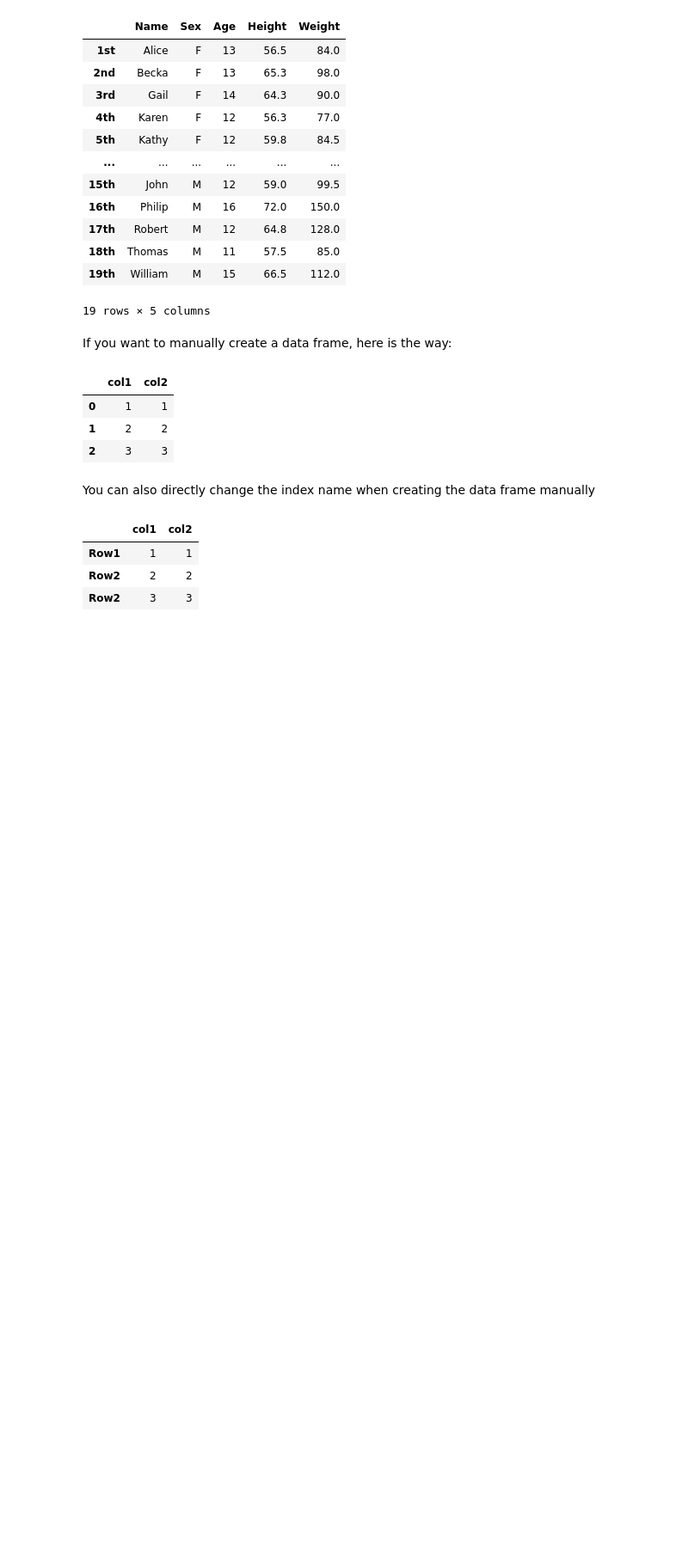
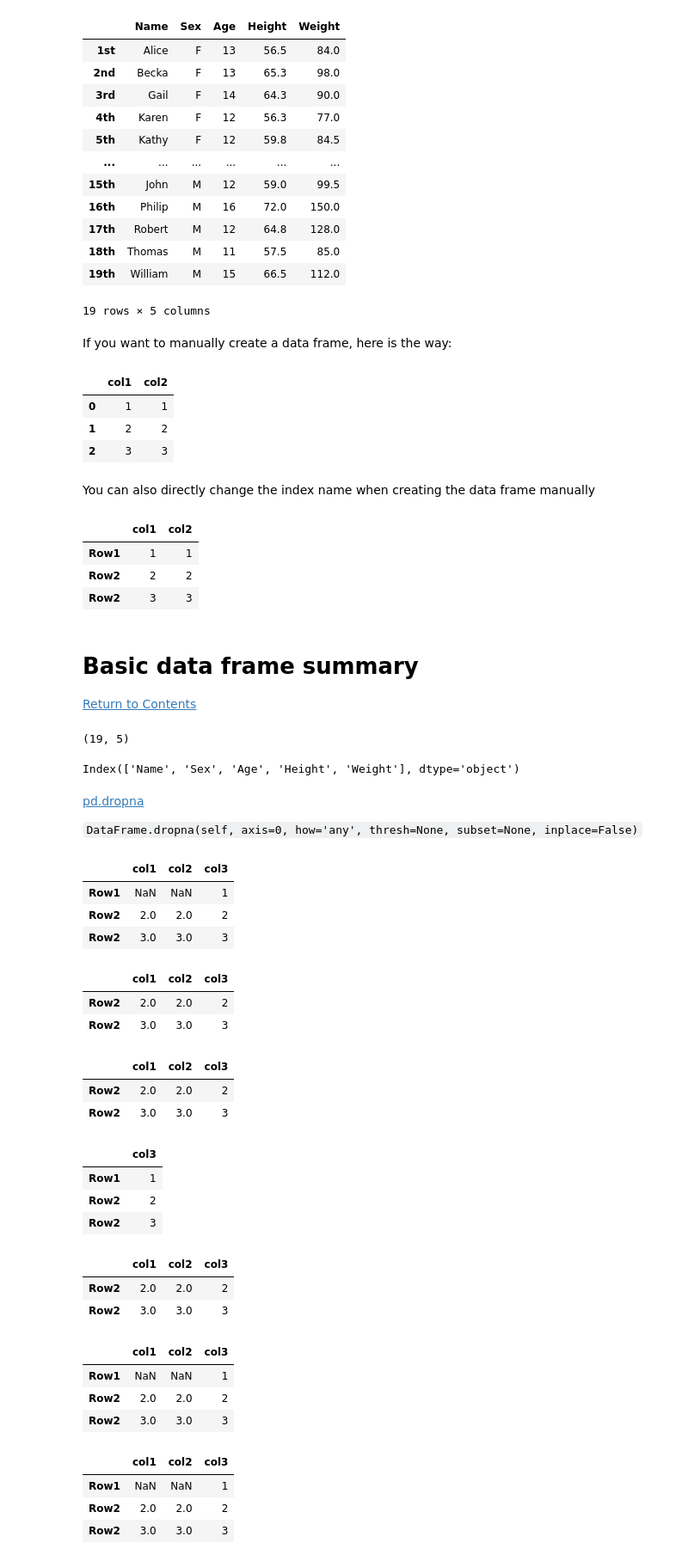
Before and after one commit to User-zwj/Pandas-Practice, a Jupyter notebook: Pandas Exercise.ipynb, the cells around one changed output. Shown at 86% size. Cells and saved outputs as stored; diff of their text form; code cells hidden in the pictures; blank space fills up the shorter version.

```diff
--- a/Pandas Exercise.ipynb
+++ b/Pandas Exercise.ipynb
@@ -182,3 +182,18 @@ df_man
 | Row1 | 1 | 1 |
 | Row2 | 2 | 2 |
 | Row2 | 3 | 3 |
+# %% [markdown]
+# Basic data frame summary
+[Return to Contents](#Contents)
+# %%
+df.shape  #return the shape of the data frame, don't put (), shape is an attribute not method
+# %% [output]
+(19, 5)
+# %%
+df.columns   #return the names of each column
+# %% [output]
+Index(['Name', 'Sex', 'Age', 'Height', 'Weight'], dtype='object')
+# %% [markdown]
+[pd.dropna](https://pandas.pydata.org/pandas-docs/stable/reference/api/pandas.DataFrame.dropna.html)
+
+`DataFrame.dropna(self, axis=0, how='any', thresh=None, subset=None, inplace=False)`
@@ -184,0 +202,47 @@ df_man
+# %%
+df_na = pd.DataFrame({'col1':[np.nan,2,3], 'col2':[np.nan,2,3], 'col3':[1,2,3]}, index=['Row1','Row2','Row2'])
+df_na
+# %% [output]
+|  | col1 | col2 | col3 |
+| Row1 | NaN | NaN | 1 |
+| Row2 | 2.0 | 2.0 | 2 |
+| Row2 | 3.0 | 3.0 | 3 |
+# %%
+df_na.dropna(axis=0)   #remove the row with NaN, 0 is default
+# %% [output]
+|  | col1 | col2 | col3 |
+| Row2 | 2.0 | 2.0 | 2 |
+| Row2 | 3.0 | 3.0 | 3 |
+# %%
+df_na.dropna()
+# %% [output]
+|  | col1 | col2 | col3 |
+| Row2 | 2.0 | 2.0 | 2 |
+| Row2 | 3.0 | 3.0 | 3 |
+# %%
+df_na.dropna(axis=1)   #remove the column with NaN
+# %% [output]
+|  | col3 |
+| Row1 | 1 |
+| Row2 | 2 |
+| Row2 | 3 |
+# %%
+df_na.dropna(how='any')   #remove the row as long as there is NaN
+# %% [output]
+|  | col1 | col2 | col3 |
+| Row2 | 2.0 | 2.0 | 2 |
+| Row2 | 3.0 | 3.0 | 3 |
+# %%
+df_na.dropna(how='all')   #remove the row only when NaN is everywhere
+# %% [output]
+|  | col1 | col2 | col3 |
+| Row1 | NaN | NaN | 1 |
+| Row2 | 2.0 | 2.0 | 2 |
+| Row2 | 3.0 | 3.0 | 3 |
+# %%
+df_na.dropna(thresh=1)   #remove the row if there are not enough 'thresh' non-NaN
+# %% [output]
+|  | col1 | col2 | col3 |
+| Row1 | NaN | NaN | 1 |
+| Row2 | 2.0 | 2.0 | 2 |
+| Row2 | 3.0 | 3.0 | 3 |
```
Also changed, not shown: parts of 7 cells of this notebook.
